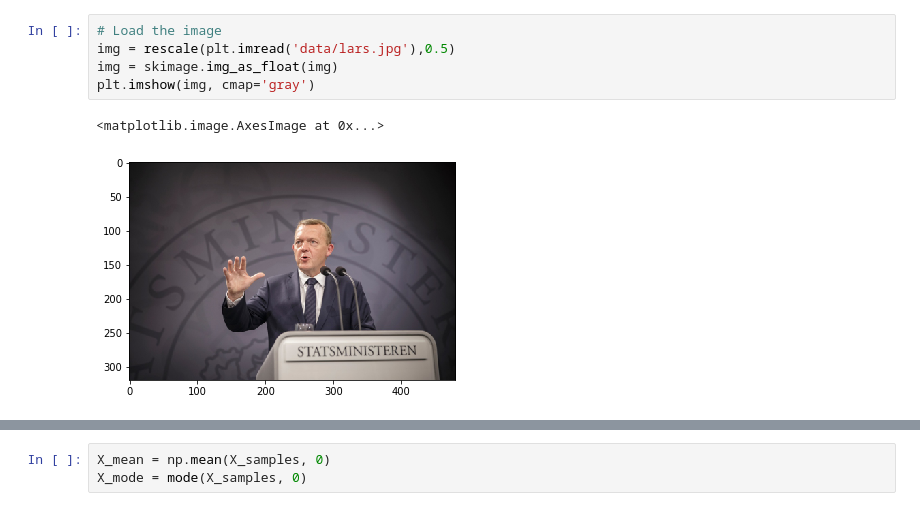
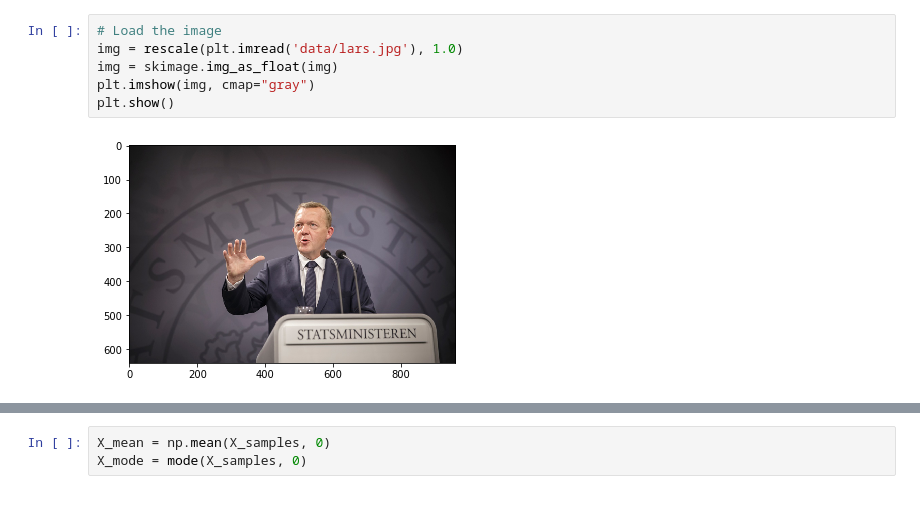
Before and after one commit to wohlert/mcmc-denoising, a Jupyter notebook: lars.ipynb, the cells around one changed output, grey strips where cells are left out. Saved outputs shown, nothing was run; the diff lists cells and outputs as text.

```diff
--- a/lars.ipynb
+++ b/lars.ipynb
@@ -61,8 +13,8 @@ def mode(ndarray, axis=0):
 # %%
 # Load the image
-img = rescale(plt.imread('data/lars.jpg'),0.5)
+img = rescale(plt.imread('data/lars.jpg'), 1.0)
 img = skimage.img_as_float(img)
-plt.imshow(img, cmap='gray')
+plt.imshow(img, cmap="gray")
+plt.show()
 # %% [output]
-<matplotlib.image.AxesImage at 0x...>
-[figure, old version]
+[figure, new version]
```
Also changed, not shown: parts of 10 cells of this notebook, 15 other files.
